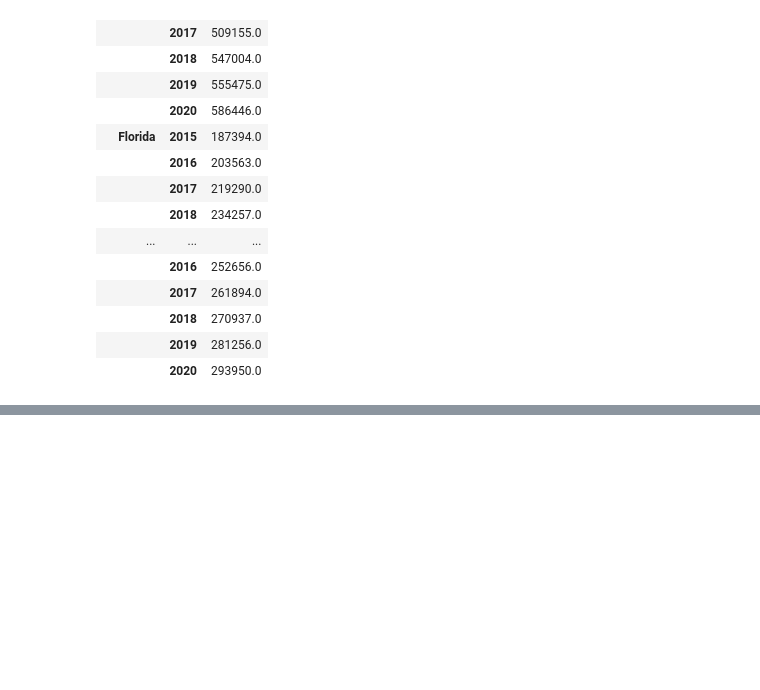
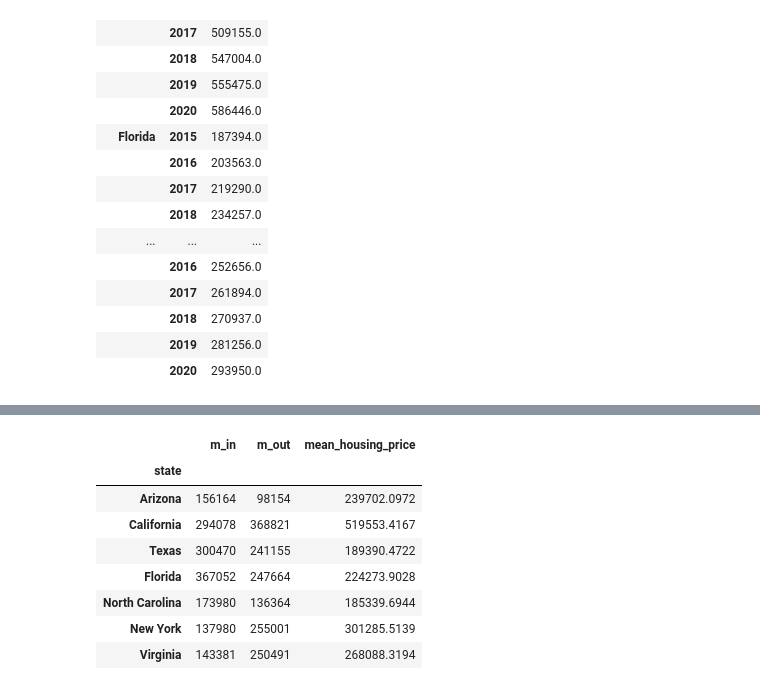
Before and after one commit to aliciasply/InterState-Migration, a Jupyter notebook: Code/Housing-Price-alicia.ipynb, the cells around one changed output, grey strips where cells are left out. Cells and saved outputs as stored; diff of their text form; code cells hidden in the pictures; blank space fills up the shorter version.

```diff
--- a/Code/Housing-Price-alicia.ipynb
+++ b/Code/Housing-Price-alicia.ipynb
@@ -375,0 +370,12 @@ in_out_state_data.set_index("state", inplace=True)
+# %%
+in_out_state_data
+# %% [output]
+|  | m_in | m_out | mean_housing_price |
+| state |  |  |  |
+| Arizona | 156164 | 98154 | 239702.0972 |
+| California | 294078 | 368821 | 519553.4167 |
+| Texas | 300470 | 241155 | 189390.4722 |
+| Florida | 367052 | 247664 | 224273.9028 |
+| North Carolina | 173980 | 136364 | 185339.6944 |
+| New York | 137980 | 255001 | 301285.5139 |
+| Virginia | 143381 | 250491 | 268088.3194 |
```
Also changed, not shown: parts of 14 cells of this notebook, 6 other files.
